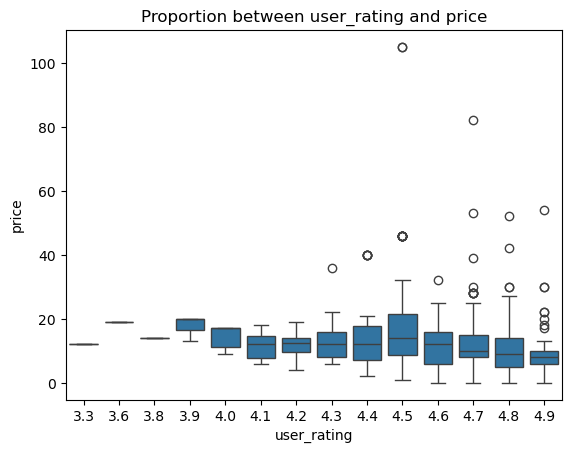
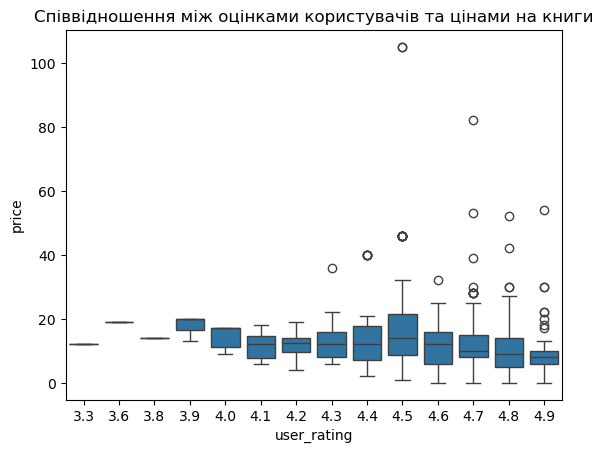
The notebook cell's code change between the first figure and the second:
--- before
+++ after
@@ -1 +1,2 @@
-sns.boxplot(x="user_rating",y="price",data=df).set_title("Proportion between users rates and book prices")
+sns.boxplot(x="user_rating",y="price",data=df).set_title("Співвідношення між оцінками користувачів та цінами на книги")
+plt.show()

Commit: Finished hw